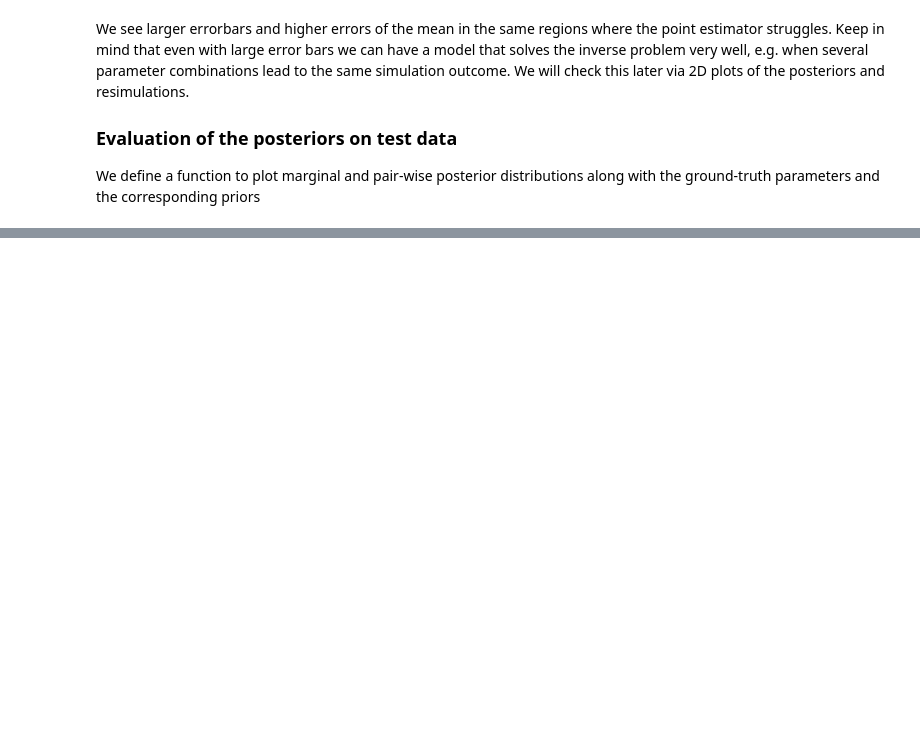
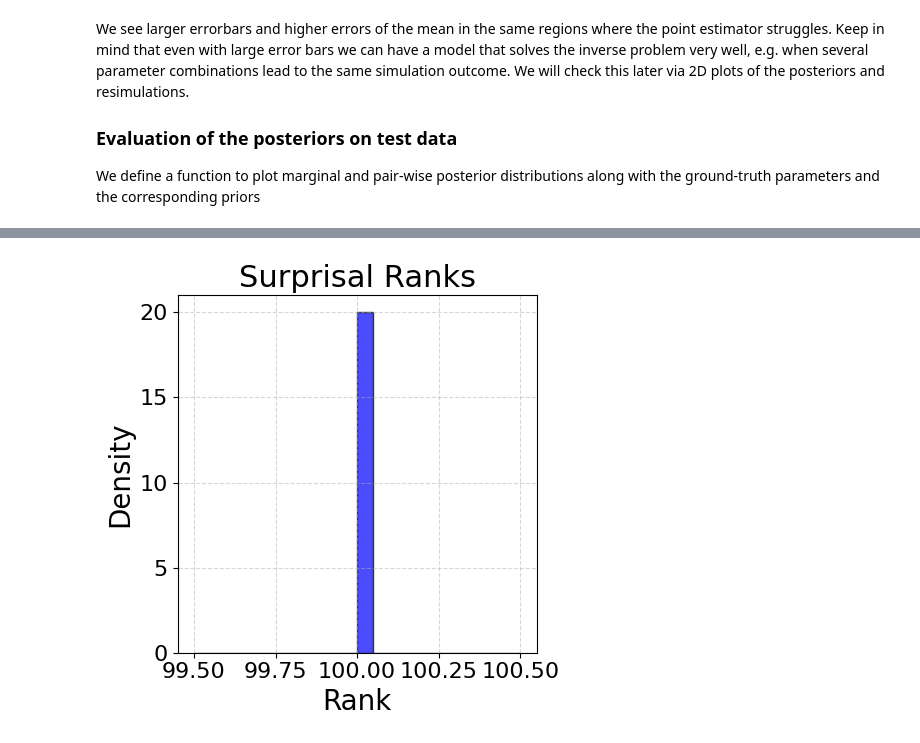
Before and after one commit to juancprolam/generative_neural_networks_for_the_sciences, a Jupyter notebook: ex04/epidemiology-part-2-w-sample.ipynb, the cells around one changed output, grey strips where cells are left out. Drawn from its saved outputs; the diff is of its cells as text; code cells hidden in the pictures; blank space fills up the shorter version.

```diff
--- a/ex04/epidemiology-part-2-w-sample.ipynb
+++ b/ex04/epidemiology-part-2-w-sample.ipynb
@@ -1408,5 +1422,5 @@ def plot_posterior_distribution(ground_truth, posterior_estimates, prior_draws,
 # %%
-test_index = 6
-fig = plot_posterior_distribution(test_data['prior'][test_index,...],
-                                  test_data['posterior'][test_index,...],
-                                  test_data['prior'], prior.get_labels())
+#test_index = 6
+#fig = plot_posterior_distribution(test_data['prior'][test_index,...],
+ #                                 test_data['posterior'][test_index,...],
+  #                                test_data['prior'], prior.get_labels())
@@ -1462,0 +1635,17 @@ true_params = test_data['prior']
+# %%
+def plot_histograms_of_surprisal_ranks(surprisal_ranks, n_bins):
+    fig = plt.figure(figsize=(5, 5))
+    ax = fig.add_subplot(1, 1, 1)
+
+    ax.hist(surprisal_ranks, bins=n_bins, density=True, alpha=0.7, color='blue', edgecolor='black')
+    ax.set_title('Surprisal Ranks')
+    ax.set_xlabel('Rank')
+    ax.set_ylabel('Density')
+    ax.grid(alpha=0.5)
+
+    plt.tight_layout()
+    plt.show()
+
+plot_histograms_of_surprisal_ranks(surprisals_ranks, n_bins=20)
+# %% [output]
+[figure, added]
```
Also changed, not shown: parts of 27 cells of this notebook, 3 other files.
